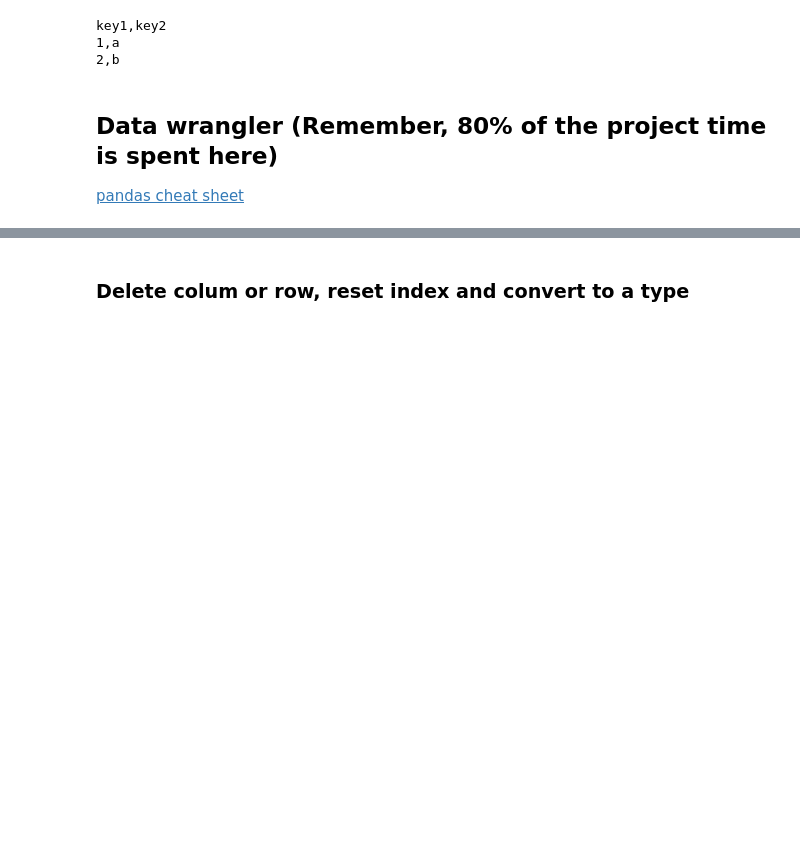
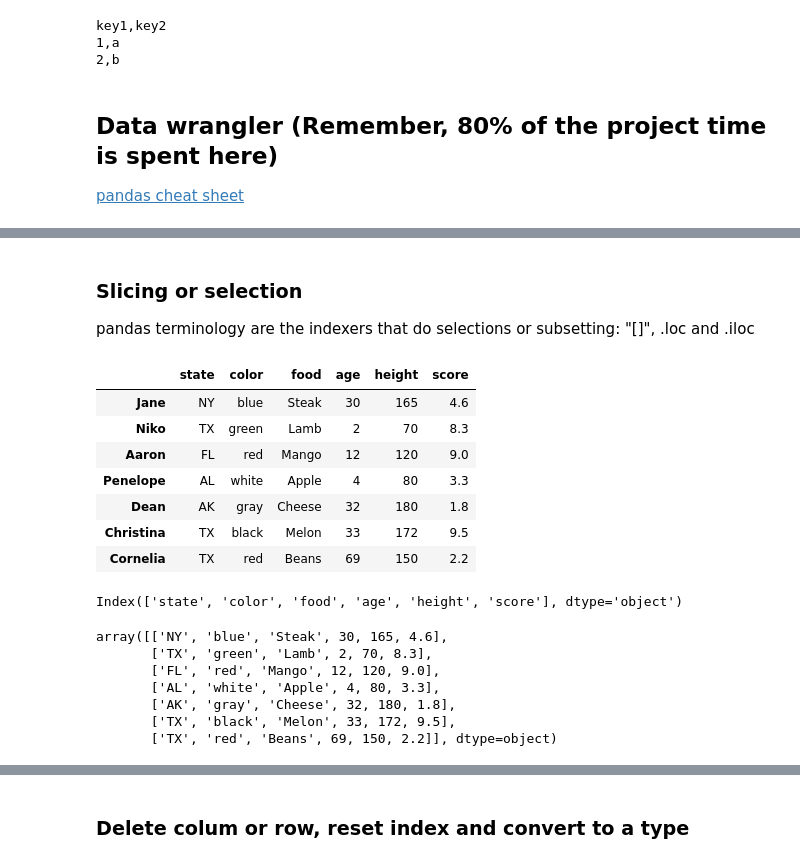
Before and after one commit to leandroohf/ds_pragmatic_programming, a Jupyter notebook: ds_pragmatic_programming_python.ipynb, the cells around one changed output, grey strips where cells are left out. Cells and saved outputs as stored; diff of their text form; code cells hidden in the pictures; blank space fills up the shorter version.

Commit message:
notebook: Many improvements
* Selecting or slicing
* How to solve If using all scalar values, you must pass an index

```diff
--- a/ds_pragmatic_programming_python.ipynb
+++ b/ds_pragmatic_programming_python.ipynb
@@ -451,0 +480,39 @@ key1,key2
+# %% [markdown]
+### Slicing or selection
+
+pandas terminology are the indexers that do selections or subsetting: "[]", .loc and .iloc
+# %%
+data = {
+'state': ['NY','TX','FL','AL','AK','TX','TX' ],
+'color': ['blue','green','red','white','gray','black','red'],
+'food': [ 'Steak', 'Lamb', 'Mango', 'Apple', 'Cheese', 'Melon', 'Beans' ],
+'age': [ 30, 2, 12, 4, 32, 33, 69 ],
+'height': [ 165, 70, 120, 80, 180, 172, 150 ],
+'score': [ 4.6, 8.3, 9.0, 3.3, 1.8, 9.5, 2.2 ]
+}
+
+df = pd.DataFrame.from_dict(data, )
+df.index = ['Jane', 'Niko', 'Aaron', 'Penelope', 'Dean', 'Christina', 'Cornelia' ]
+
+values = df.values
+df
+
+df.columns
+values
+# %% [output]
+|  | state | color | food | age | height | score |
+| Jane | NY | blue | Steak | 30 | 165 | 4.6 |
+| Niko | TX | green | Lamb | 2 | 70 | 8.3 |
+| Aaron | FL | red | Mango | 12 | 120 | 9.0 |
+| Penelope | AL | white | Apple | 4 | 80 | 3.3 |
+| Dean | AK | gray | Cheese | 32 | 180 | 1.8 |
+| Christina | TX | black | Melon | 33 | 172 | 9.5 |
+| Cornelia | TX | red | Beans | 69 | 150 | 2.2 |
+Index(['state', 'color', 'food', 'age', 'height', 'score'], dtype='object')
+array([['NY', 'blue', 'Steak', 30, 165, 4.6],
+       ['TX', 'green', 'Lamb', 2, 70, 8.3],
+       ['FL', 'red', 'Mango', 12, 120, 9.0],
+       ['AL', 'white', 'Apple', 4, 80, 3.3],
+       ['AK', 'gray', 'Cheese', 32, 180, 1.8],
+       ['TX', 'black', 'Melon', 33, 172, 9.5],
+       ['TX', 'red', 'Beans', 69, 150, 2.2]], dtype=object)
```
Also changed, not shown: parts of 20 cells of this notebook.
